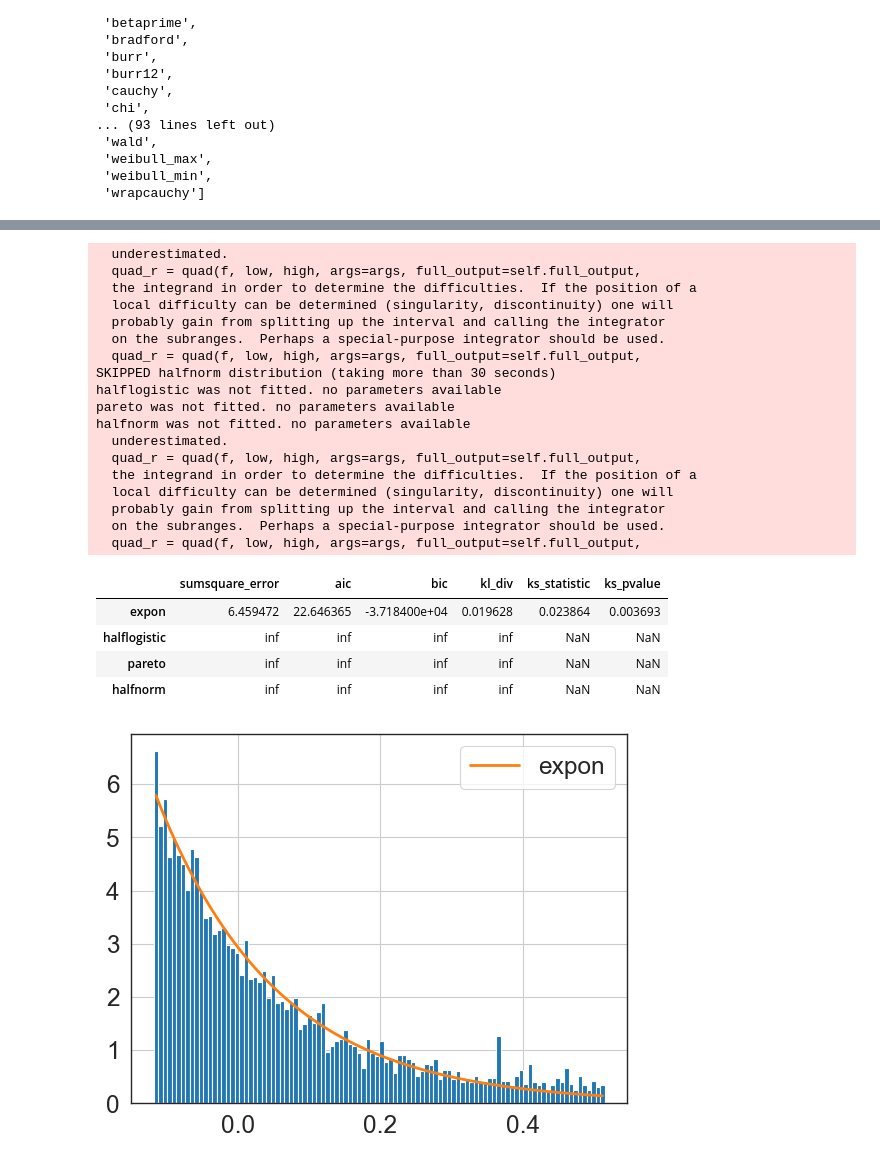
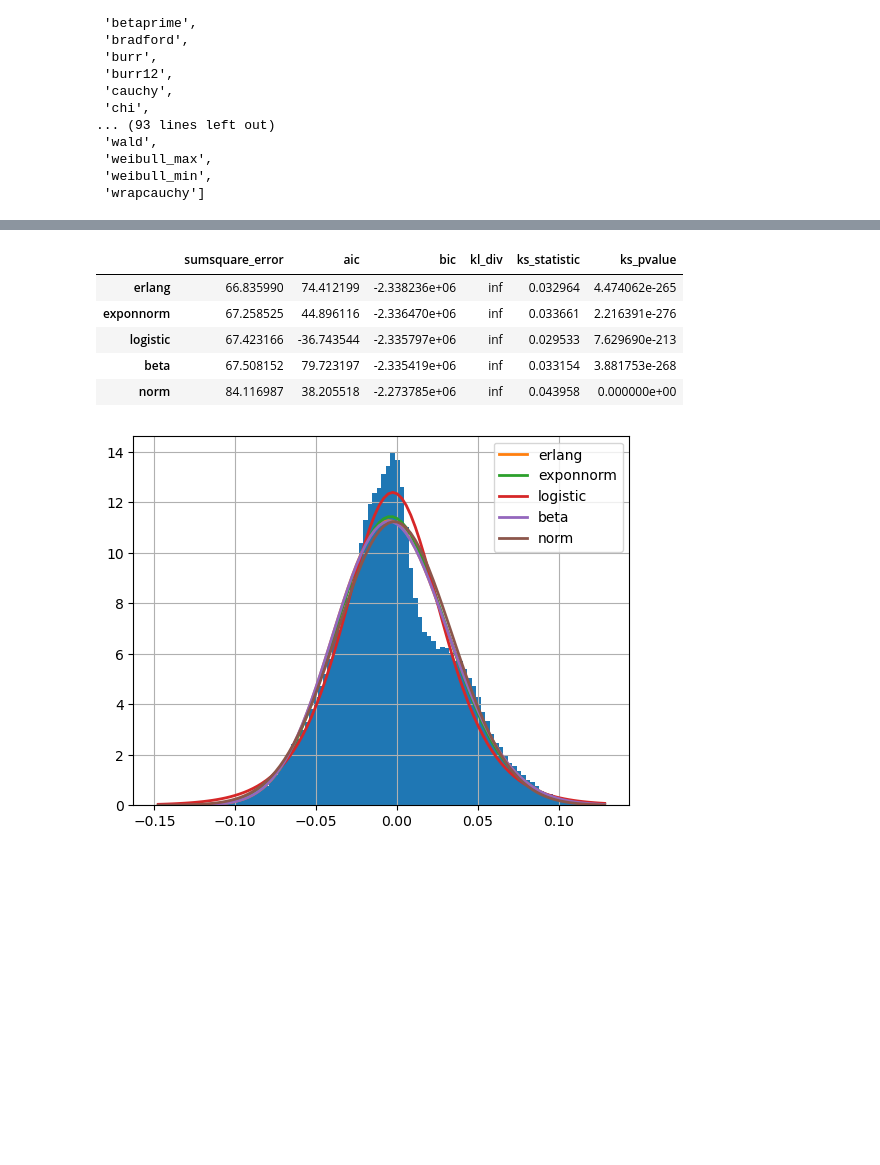
Before and after one commit to BTU-EnerEcon/IDiNA, a Jupyter notebook: Smart_meter_data_sort/Estimate Error Distribution SM data from SLP.ipynb, the cells around one changed output, grey strips where cells are left out. Saved outputs shown, nothing was run; the diff lists cells and outputs as text; code cells hidden in the pictures; blank space fills up the shorter version.

```diff
--- a/Smart_meter_data_sort/Estimate Error Distribution SM data from SLP.ipynb
+++ b/Smart_meter_data_sort/Estimate Error Distribution SM data from SLP.ipynb
@@ -155,12 +154,12 @@ import seaborn as sns
 from fitter import Fitter, get_common_distributions, get_distributions
 
 # Pfad zur Excel-Tabelle
-path = r'C:\Users\Max Bernecker\IDiNA\Smart_meter_data_sort\check.xlsx'
+path = r'C:\Users\Max Bernecker\IDiNA\Smart_meter_data_sort\ARIMA_Nodal_Error_Timeseries.xlsx'
 
 # Namen der Spalten in der Excel-Tabelle, die du lesen möchtest
-columns = ['Hour1','Hour2','Hour3','Hour4','Hour5','Hour6','Hour7','Hour8','Hour9',
-           'Hour10','Hour11','Hour12','Hour13','Hour14','Hour15','Hour16','Hour17',
-           'Hour18','Hour19','Hour20','Hour21','Hour22','Hour23','Hour24']
+columns = ['Node 2','Node 3','Node 4','Node 5','Node 6','Node 7','Node 8','Node 9','Node 10','Node 11',
+'Node 12','Node 13','Node 14','Node 15','Node 16','Node 17','Node 18','Node 19','Node 20','Node 21','Node 22',
+'Node 23','Node 24','Node 25','Node 26','Node 27','Node 28','Node 29','Node 30','Node 31','Node 32','Node 33',]
 
 # DataFrame erstellen
 df = pd.read_excel(path, usecols=columns)
@@ -204,36 +203,19 @@ sns.displot(data=df, x="Hour1", kind="hist", bins = 100, aspect = 1.5)
 # %%
-Hour=df['Hour1'].values
-f = Fitter(Hour, distributions = ['pareto','expon','halflogistic','halfnorm']
+#Hour=df['Hour1'].values
+f = Fitter(df , distributions = ['logistic','norm','dweibul', 'erlang', 'exponnorm']
            )
-#, distributions = ['genhyperbolic','mielke','genlogistic']
+# distributions = ['genhyperbolic','mielke','genlogistic']
 f.fit()
 f.summary()
 #f.get_best(method = 'sumsquare_error')
 # %% [output]
-  underestimated.
-  quad_r = quad(f, low, high, args=args, full_output=self.full_output,
-  the integrand in order to determine the difficulties.  If the position of a
-  local difficulty can be determined (singularity, discontinuity) one will
-  probably gain from splitting up the interval and calling the integrator
-  on the subranges.  Perhaps a special-purpose integrator should be used.
-  quad_r = quad(f, low, high, args=args, full_output=self.full_output,
-SKIPPED halfnorm distribution (taking more than 30 seconds)
-halflogistic was not fitted. no parameters available
-pareto was not fitted. no parameters available
-halfnorm was not fitted. no parameters available
-  underestimated.
-  quad_r = quad(f, low, high, args=args, full_output=self.full_output,
-  the integrand in order to determine the difficulties.  If the position of a
-  local difficulty can be determined (singularity, discontinuity) one will
-  probably gain from splitting up the interval and calling the integrator
-  on the subranges.  Perhaps a special-purpose integrator should be used.
-  quad_r = quad(f, low, high, args=args, full_output=self.full_output,
 |  | sumsquare_error | aic | bic | kl_div | ks_statistic | ks_pvalue |
-| expon | 6.459472 | 22.646365 | -3.718400e+04 | 0.019628 | 0.023864 | 0.003693 |
-| halflogistic | inf | inf | inf | inf | NaN | NaN |
-| pareto | inf | inf | inf | inf | NaN | NaN |
-| halfnorm | inf | inf | inf | inf | NaN | NaN |
+| erlang | 66.835990 | 74.412199 | -2.338236e+06 | inf | 0.032964 | 4.474062e-265 |
+| exponnorm | 67.258525 | 44.896116 | -2.336470e+06 | inf | 0.033661 | 2.216391e-276 |
+| logistic | 67.423166 | -36.743544 | -2.335797e+06 | inf | 0.029533 | 7.629690e-213 |
+| beta | 67.508152 | 79.723197 | -2.335419e+06 | inf | 0.033154 | 3.881753e-268 |
+| norm | 84.116987 | 38.205518 | -2.273785e+06 | inf | 0.043958 | 0.000000e+00 |
-[figure, old version]
+[figure, new version]
 # %%
 #'Beste Verteilung für jede Stunde mit Parametern'
 import numpy as np
```
Also changed, not shown: parts of 4 cells of this notebook, 32 other files.
